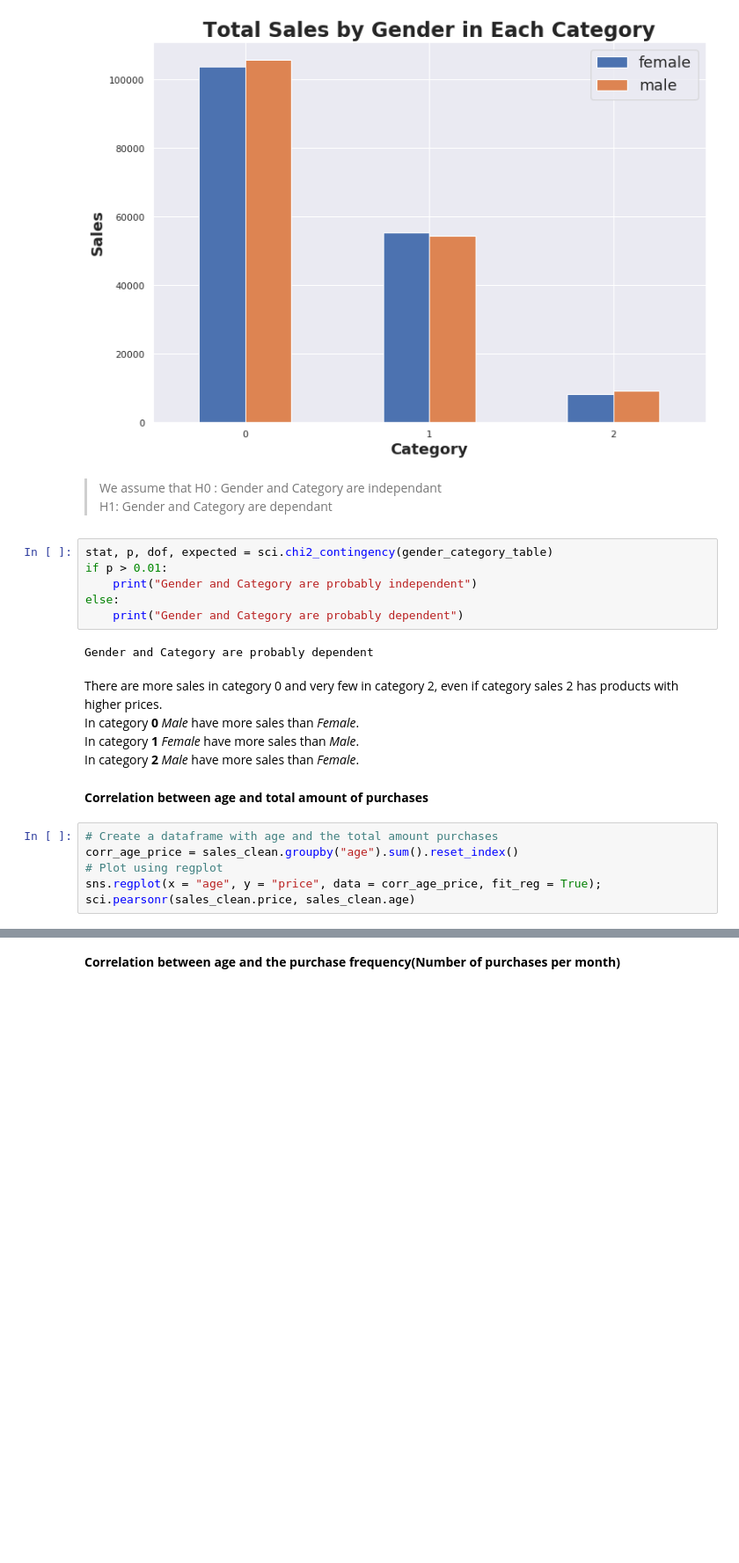
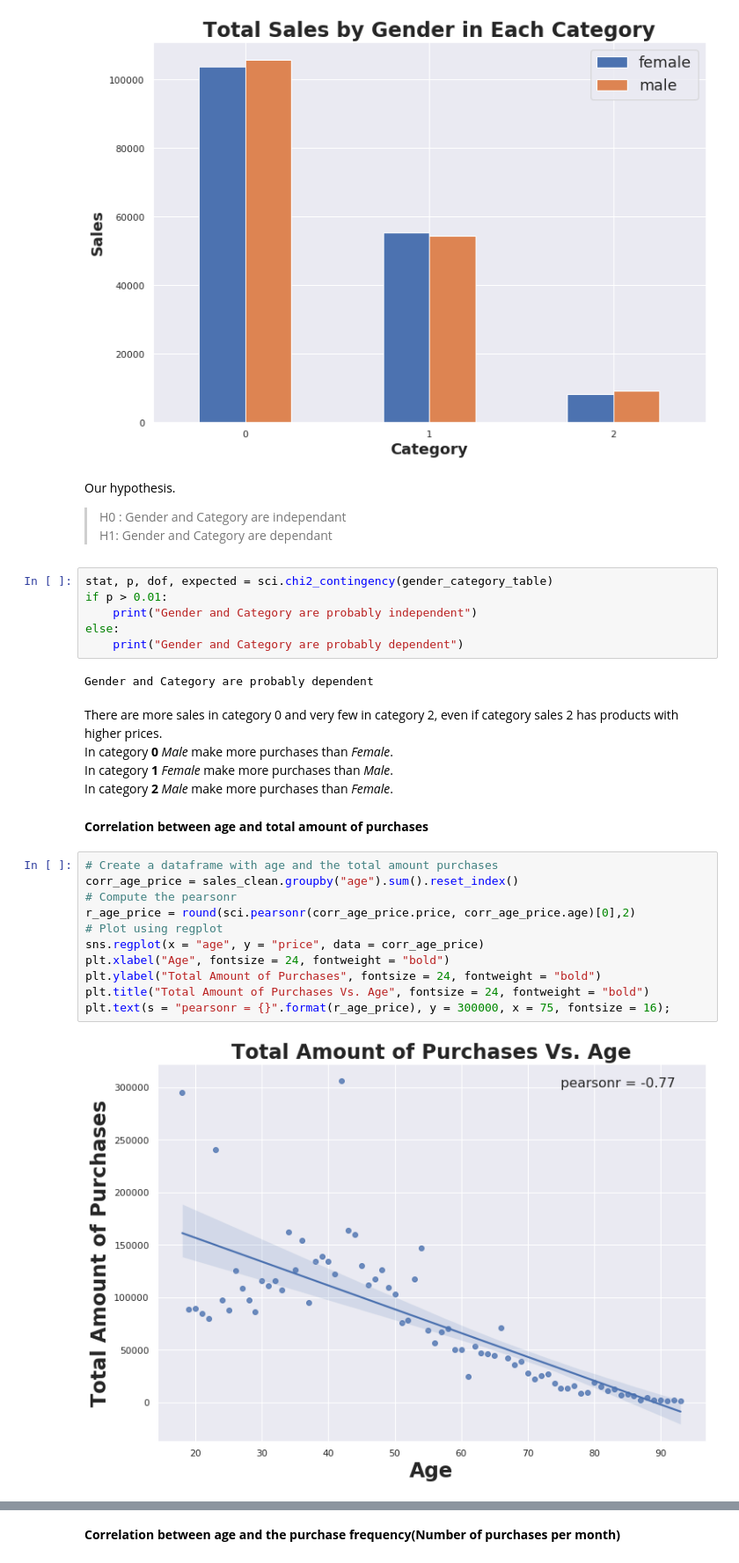
Before and after one commit to furawa/OC_data_analyst_projects, a Jupyter notebook: 02_analyze_company_sales/analyze_company_sales.ipynb, the cells around one changed output, grey strips where cells are left out. Shown at 88% size. Cells and saved outputs as stored; diff of their text form; blank space fills up the shorter version.

Commit message:
refactor: Plot correlation between age and amount purchases

```diff
--- a/02_analyze_company_sales/analyze_company_sales.ipynb
+++ b/02_analyze_company_sales/analyze_company_sales.ipynb
@@ -778,7 +778,8 @@ plt.legend(fontsize = 18, loc = "upper right");
 # %% [output]
 [figure]
 # %% [markdown]
-> We assume that H0 : Gender and Category are independant
+Our hypothesis.
+>   H0 : Gender and Category are independant
     H1: Gender and Category are dependant
 # %%
 stat, p, dof, expected = sci.chi2_contingency(gender_category_table)
@@ -790,15 +791,22 @@ else:
 Gender and Category are probably dependent
 # %% [markdown]
 There are more sales in category 0 and very few in category 2, even if category sales 2 has products with higher prices.
-In category **0** *Male* have more sales than *Female*.
-In category **1** *Female* have more sales than *Male*.
-In category **2** *Male* have more sales than *Female*.
+In category **0** *Male* make more purchases than *Female*.
+In category **1** *Female* make more purchases than *Male*.
+In category **2** *Male* make more purchases than *Female*.
 # %% [markdown]
 **Correlation between age and total amount of purchases**
 # %%
 # Create a dataframe with age and the total amount purchases
 corr_age_price = sales_clean.groupby("age").sum().reset_index()
+# Compute the pearsonr
+r_age_price = round(sci.pearsonr(corr_age_price.price, corr_age_price.age)[0],2)
 # Plot using regplot
-sns.regplot(x = "age", y = "price", data = corr_age_price, fit_reg = True);
-sci.pearsonr(sales_clean.price, sales_clean.age)
+sns.regplot(x = "age", y = "price", data = corr_age_price)
+plt.xlabel("Age", fontsize = 24, fontweight = "bold")
+plt.ylabel("Total Amount of Purchases", fontsize = 24, fontweight = "bold")
+plt.title("Total Amount of Purchases Vs. Age", fontsize = 24, fontweight = "bold")
+plt.text(s = "pearsonr = {}".format(r_age_price), y = 300000, x = 75, fontsize = 16);
+# %% [output]
+[figure, added]
 # %% [markdown]
```
Also changed, not shown: parts of 1 cell of this notebook.
